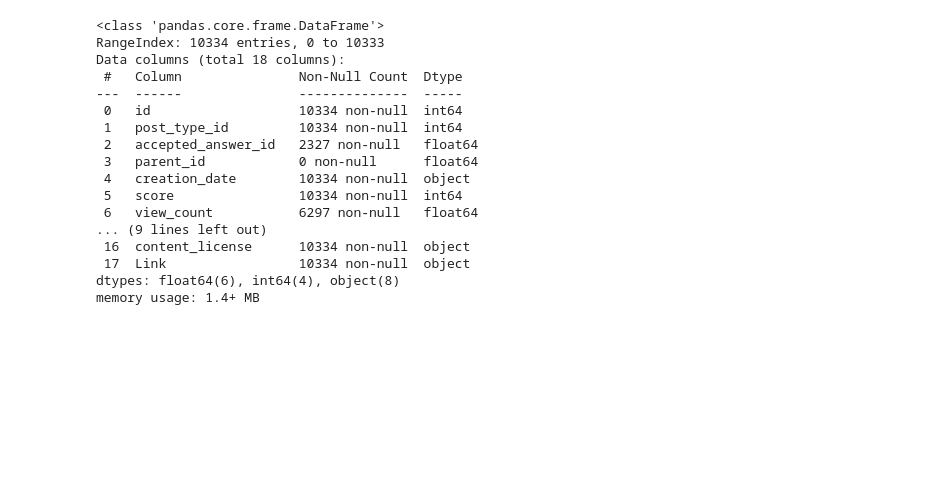
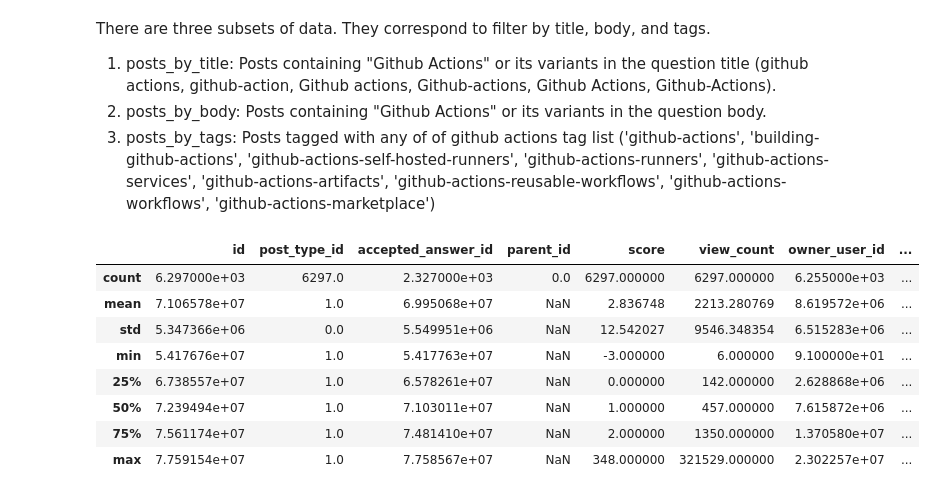
Before and after one commit to sandro-hernandez/GA_Developer_Needs_replication_package, a Jupyter notebook: Taxonomy/taxonomy.ipynb, the cells around one changed output. Saved outputs shown, nothing was run; the diff lists cells and outputs as text; code cells hidden in the pictures; blank space fills up the shorter version.

```diff
--- a/Taxonomy/taxonomy.ipynb
+++ b/Taxonomy/taxonomy.ipynb
@@ -1,3 +5,8 @@
+# %% [markdown]
+There are three subsets of data. They correspond to filter by title, body, and tags.
+1. posts_by_title: Posts containing "Github Actions" or its variants in the question title (github actions, github-action, Github actions, Github-actions, Github Actions, Github-Actions).
+2. posts_by_body: Posts containing "Github Actions" or its variants in the question body.
+3. posts_by_tags: Posts tagged with any of of github actions tag list ('github-actions', 'building-github-actions', 'github-actions-self-hosted-runners', 'github-actions-runners', 'github-actions-services', 'github-actions-artifacts', 'github-actions-reusable-workflows', 'github-actions-workflows', 'github-actions-marketplace')
 # %%
 import pandas as pd
 # %%
@@ -8,21 +26,14 @@ posts_by_body.rename(columns={"CONCAT('https://stackoverflow.com/q/', p.Id)": 'L
 # %%
-#posts_by_title.info()
-posts_by_body.info()
+#posts_by_tags.describe()
+#posts_by_title.describe()
+posts_by_body.describe()
 # %% [output]
-<class 'pandas.core.frame.DataFrame'>
-RangeIndex: 10334 entries, 0 to 10333
-Data columns (total 18 columns):
- #   Column               Non-Null Count  Dtype
----  ------               --------------  -----
- 0   id                   10334 non-null  int64
- 1   post_type_id         10334 non-null  int64
- 2   accepted_answer_id   2327 non-null   float64
- 3   parent_id            0 non-null      float64
- 4   creation_date        10334 non-null  object
- 5   score                10334 non-null  int64
- 6   view_count           6297 non-null   float64
-... (9 lines left out)
- 16  content_license      10334 non-null  object
- 17  Link                 10334 non-null  object
-dtypes: float64(6), int64(4), object(8)
-memory usage: 1.4+ MB
+|  | id | post_type_id | accepted_answer_id | parent_id | score | view_count | owner_user_id | ... |
+| count | 6.297000e+03 | 6297.0 | 2.327000e+03 | 0.0 | 6297.000000 | 6297.000000 | 6.255000e+03 | ... |
+| mean | 7.106578e+07 | 1.0 | 6.995068e+07 | NaN | 2.836748 | 2213.280769 | 8.619572e+06 | ... |
+| std | 5.347366e+06 | 0.0 | 5.549951e+06 | NaN | 12.542027 | 9546.348354 | 6.515283e+06 | ... |
+| min | 5.417676e+07 | 1.0 | 5.417763e+07 | NaN | -3.000000 | 6.000000 | 9.100000e+01 | ... |
+| 25% | 6.738557e+07 | 1.0 | 6.578261e+07 | NaN | 0.000000 | 142.000000 | 2.628868e+06 | ... |
+| 50% | 7.239494e+07 | 1.0 | 7.103011e+07 | NaN | 1.000000 | 457.000000 | 7.615872e+06 | ... |
+| 75% | 7.561174e+07 | 1.0 | 7.481410e+07 | NaN | 2.000000 | 1350.000000 | 1.370580e+07 | ... |
+| max | 7.759154e+07 | 1.0 | 7.758567e+07 | NaN | 348.000000 | 321529.000000 | 2.302257e+07 | ... |
```
Also changed, not shown: parts of 11 cells of this notebook, 1 other file.
